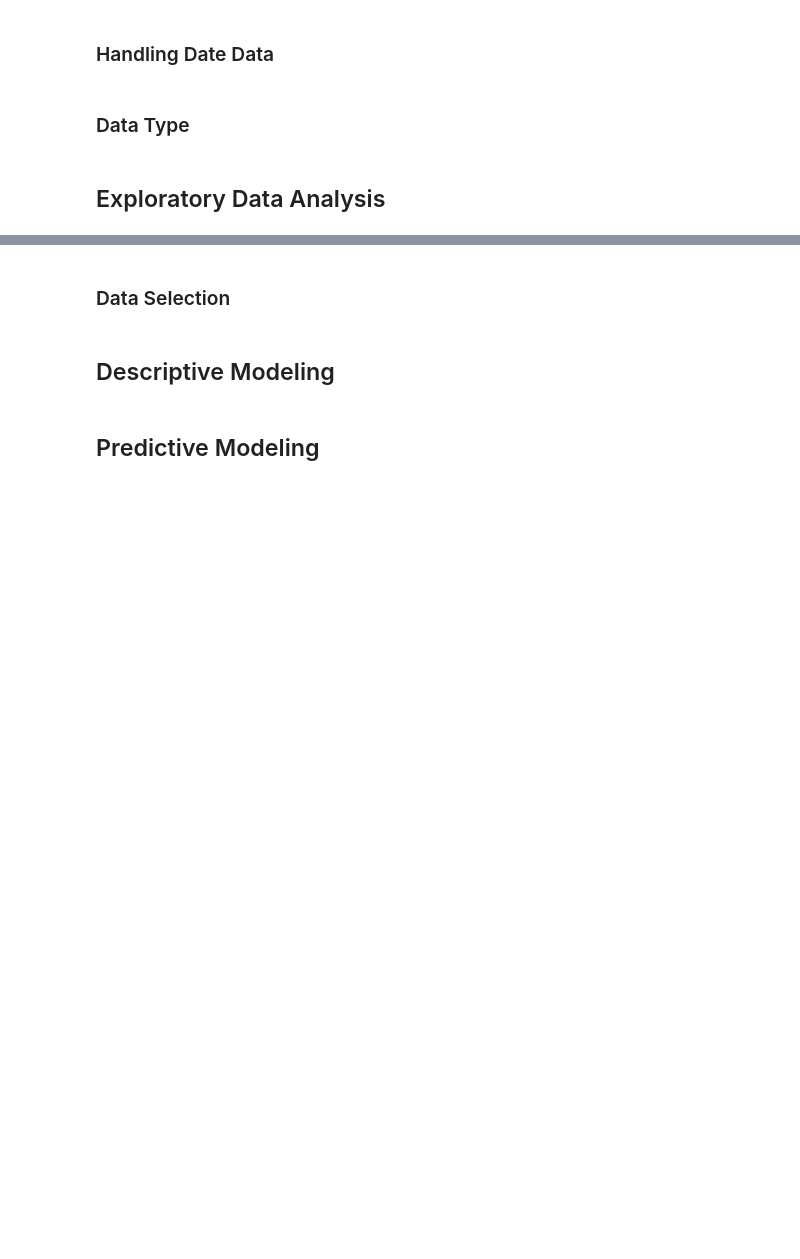
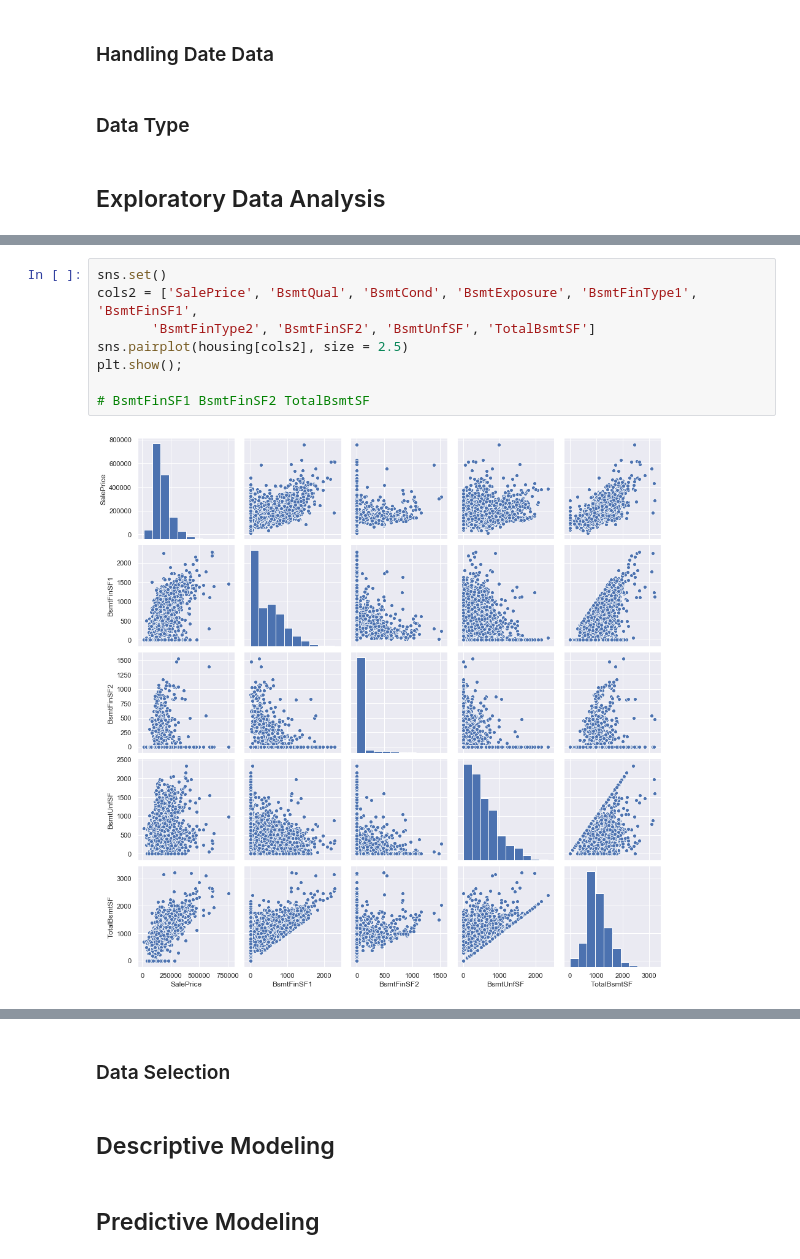
Before and after one commit to danieljinchoy/ames_housing_ml, a Jupyter notebook: ML Project.ipynb, the cells around one changed output, grey strips where cells are left out. Cells and saved outputs as stored; diff of their text form; blank space fills up the shorter version.

```diff
--- a/ML Project.ipynb
+++ b/ML Project.ipynb
@@ -143,0 +191,10 @@ sns.heatmap(corr,annot=True)
+# %%
+sns.set()
+cols2 = ['SalePrice', 'BsmtQual', 'BsmtCond', 'BsmtExposure', 'BsmtFinType1', 'BsmtFinSF1',
+       'BsmtFinType2', 'BsmtFinSF2', 'BsmtUnfSF', 'TotalBsmtSF']
+sns.pairplot(housing[cols2], size = 2.5)
+plt.show();
+
+# BsmtFinSF1 BsmtFinSF2 TotalBsmtSF
+# %% [output]
+[figure, added]
```
Also changed, not shown: parts of 11 cells of this notebook, 5 other files.
